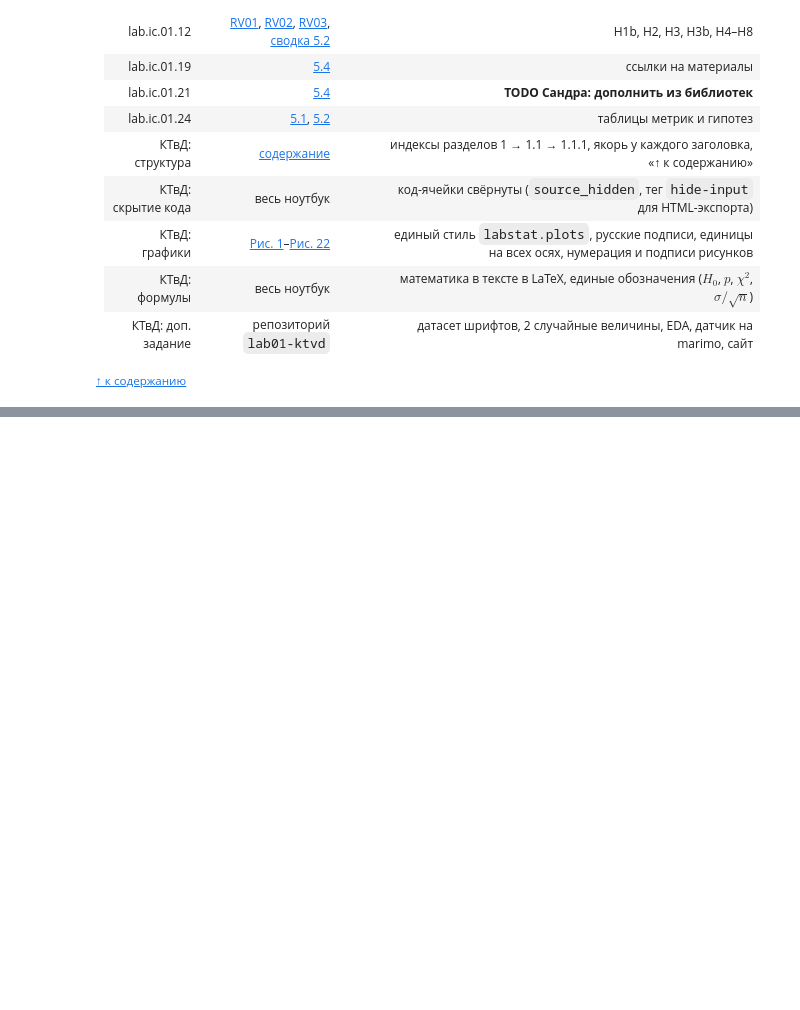
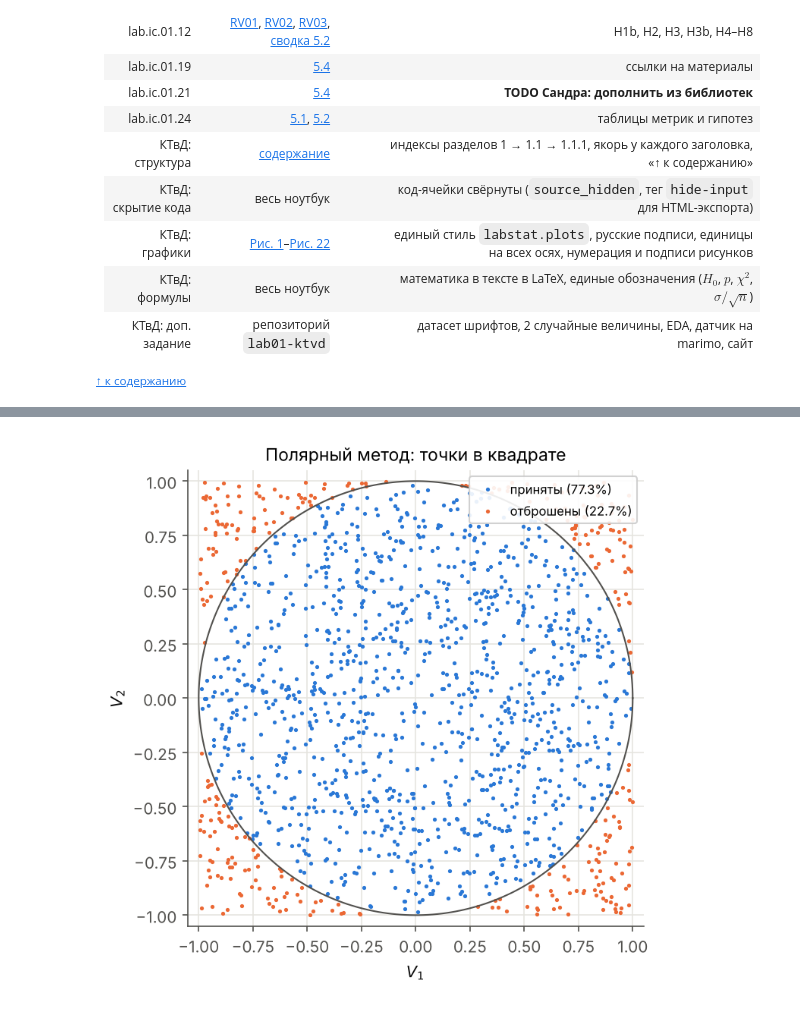
Before and after one commit to kkristinabbykova/lab01-statistics, a Jupyter notebook: lab01.ipynb, the cells around one changed output, grey strips where cells are left out. Drawn from its saved outputs; the diff is of its cells as text; code cells hidden in the pictures; blank space fills up the shorter version.

```diff
--- a/lab01.ipynb
+++ b/lab01.ipynb
@@ -1301,0 +1396,17 @@ _Вопросы:_
+# %%
+style()
+r = np.random.default_rng(7)
+v = 2 * r.random((1500, 2)) - 1
+s_ = (v ** 2).sum(1)
+inside = (s_ > 0) & (s_ < 1)
+fig, ax = plt.subplots(figsize=(5.2, 5.2))
+ax.plot(v[inside, 0], v[inside, 1], ".", ms=3, color=C1, label=f"приняты ({inside.mean():.1%})")
+ax.plot(v[~inside, 0], v[~inside, 1], ".", ms=3, color=C2, label=f"отброшены ({(~inside).mean():.1%})")
+t_ = np.linspace(0, 2 * np.pi, 300)
+ax.plot(np.cos(t_), np.sin(t_), color=INK2, linewidth=1)
+ax.set(xlabel="$V_1$", ylabel="$V_2$", title="Полярный метод: точки в квадрате", aspect="equal",
+       xlim=(-1.05, 1.05), ylim=(-1.05, 1.05))
+ax.legend(loc="upper right", fontsize=8, frameon=True, framealpha=0.9)
+save(fig, "sp2_polar.png");
+# %% [output]
+[figure, added]
```
Also changed, not shown: parts of 25 cells of this notebook, 5 other files.
